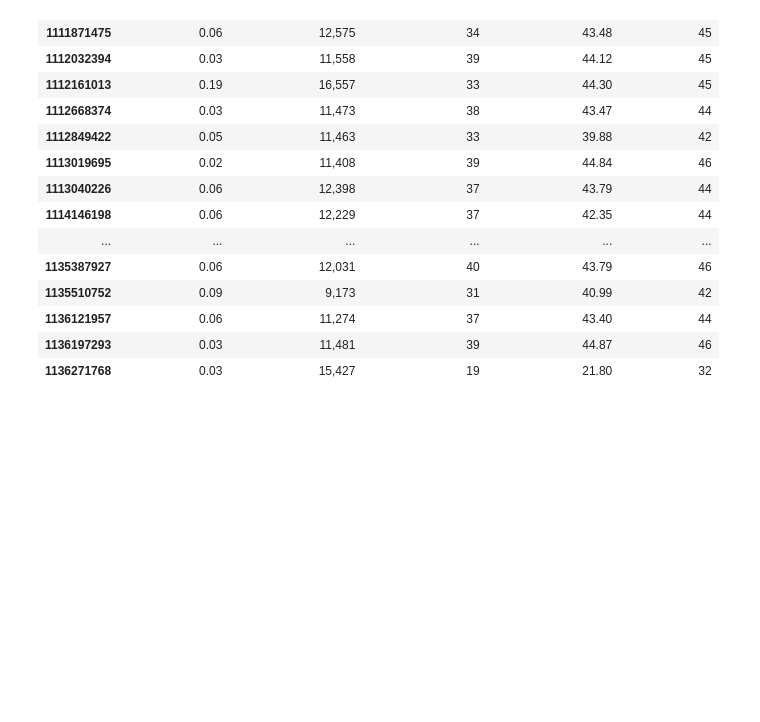
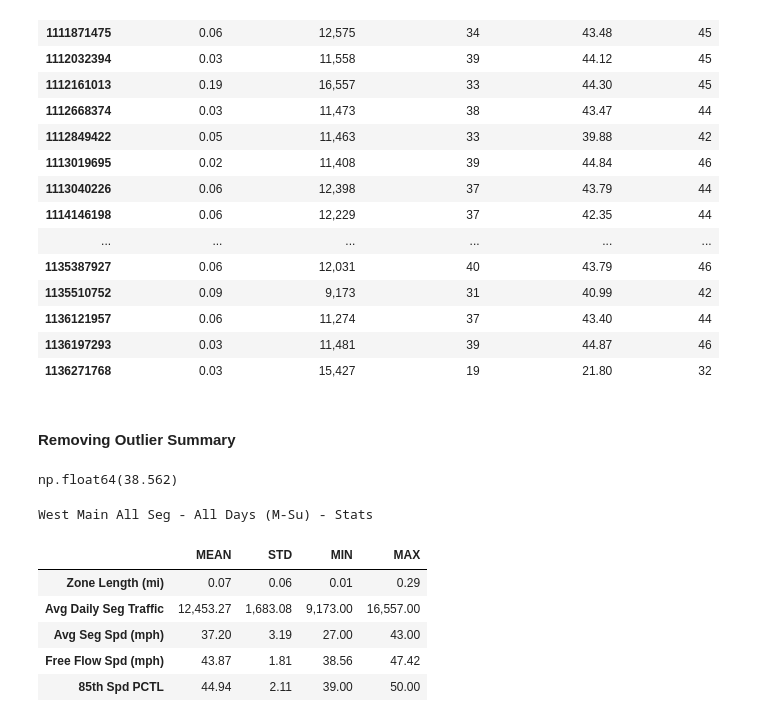
Before and after one commit to eKerney/data-notebooks, a Jupyter notebook: kzoo_streetlight/kzoo_streets_project.ipynb, the cells around one changed output. Drawn from its saved outputs; the diff is of its cells as text; code cells hidden in the pictures; blank space fills up the shorter version.

```diff
--- a/kzoo_streetlight/kzoo_streets_project.ipynb
+++ b/kzoo_streetlight/kzoo_streets_project.ipynb
@@ -206,3 +219,29 @@ df_atc.drop(columns=['Zone ID' , 'Day Type']).style \
 | 1136121957 | 0.06 | 11,274 | 37 | 43.40 | 44 |
 | 1136197293 | 0.03 | 11,481 | 39 | 44.87 | 46 |
 | 1136271768 | 0.03 | 15,427 | 19 | 21.80 | 32 |
+# %% [markdown]
+#### Removing Outlier Summary
+# %%
+df_atc_o = df_atc.copy(deep=True)
+
+std = df_atc_o['Free Flow Spd (mph)'].std()
+mean = df_atc_o['Free Flow Spd (mph)'].mean()
+df_atc_o = df_atc_o[(df_atc_o['Free Flow Spd (mph)'] >= mean - std*2) & (df_atc_o['Free Flow Spd (mph)'] <= mean + std*2)  ]
+df_atc_o['Free Flow Spd (mph)'].min()
+# %% [output]
+np.float64(38.562)
+# %%
+df_atc_o[[dc[1], dc[3], dc[4], dc[5], dc[6]]].describe().T.drop(columns=['count', '25%', '50%', '75%']).style \
+  .format(precision=2, thousands=",", decimal=".") \
+  .format_index(str.upper, axis=1) \
+  .set_caption('<h2>West Main All Seg - All Days (M-Su) - Stats</h2>') \
+  .relabel_index([f'<b>{dc[1]}<br>',f'<b>{dc[3]}<br>',f'<b>{dc[4]}<br>',f'<b>{dc[5]}<br>',f'<b>{dc[6]}<br>'], axis=0) \
+  .set_table_styles([{"selector": "tr", "props": [("height", "36px")]}])
+# %% [output]
+West Main All Seg - All Days (M-Su) - Stats
+|  | MEAN | STD | MIN | MAX |
+| Zone Length (mi) | 0.07 | 0.06 | 0.01 | 0.29 |
+| Avg Daily Seg Traffic | 12,453.27 | 1,683.08 | 9,173.00 | 16,557.00 |
+| Avg Seg Spd (mph) | 37.20 | 3.19 | 27.00 | 43.00 |
+| Free Flow Spd (mph) | 43.87 | 1.81 | 38.56 | 47.42 |
+| 85th Spd PCTL | 44.94 | 2.11 | 39.00 | 50.00 |
```
Also changed, not shown: parts of 6 cells of this notebook.
